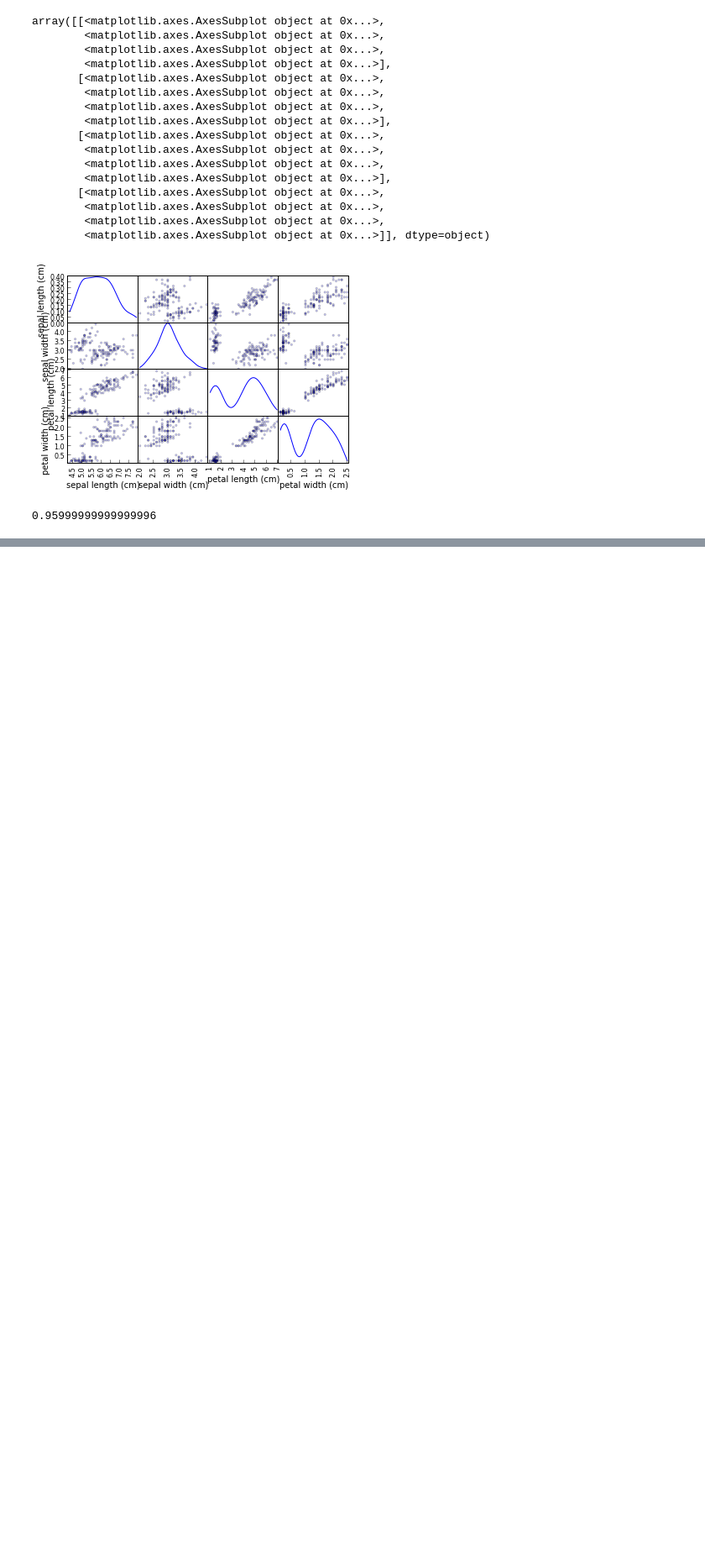
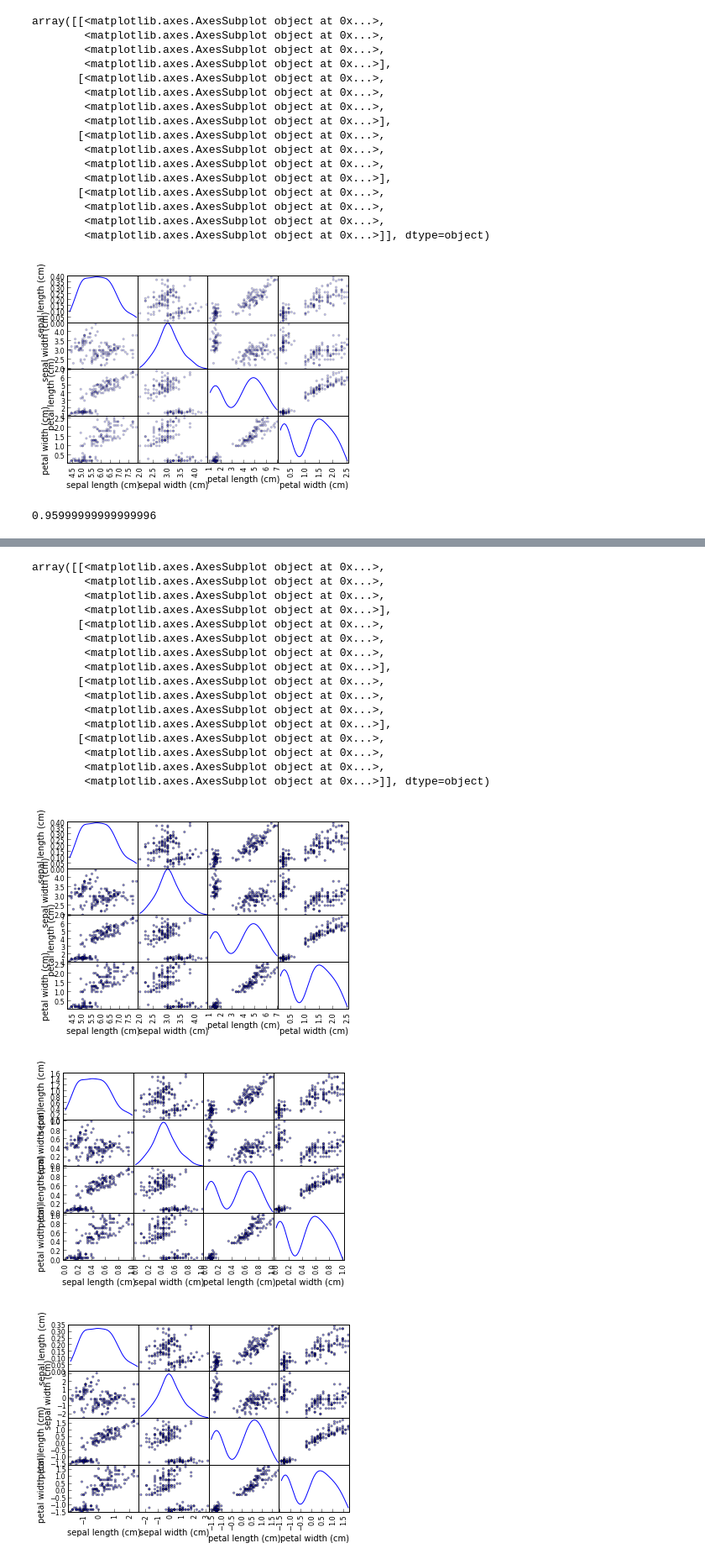
Before and after one commit to Libardo1/machinelearning-1, a Jupyter notebook: kaggle/python/iris.classification.ipynb, the cells around one changed output, grey strips where cells are left out. Shown: that part at 84% size. Saved outputs shown, nothing was run; the diff lists cells and outputs as text; code cells hidden in the pictures; blank space fills up the shorter version.

```diff
--- a/kaggle/python/iris.classification.ipynb
+++ b/kaggle/python/iris.classification.ipynb
@@ -86,0 +256,10 @@ To be continued with MinMax feature normalization and row vector normalization .
+# %%
+scaler = sk.preprocessing.MinMaxScaler()
+data=scaler.fit_transform(d.data)
+#data= preprocessing.normalize(data, norm='l2')
+df_minmaxScaled = pd.DataFrame(data=data,columns=d.feature_names)
+
+scaler = sk.preprocessing.StandardScaler()
+data=scaler.fit_transform(d.data)
+#data= preprocessing.normalize(data, norm='l2')
+df_zscoreScaled = pd.DataFrame(data=data,columns=d.feature_names)
@@ -86,0 +276,24 @@ To be continued with MinMax feature normalization and row vector normalization .
+# %%
+pd.tools.plotting.scatter_matrix(df, alpha=0.4, diagonal='kde' )
+pd.tools.plotting.scatter_matrix(df_minmaxScaled, alpha=0.4, diagonal='kde' )
+pd.tools.plotting.scatter_matrix(df_zscoreScaled, alpha=0.4, diagonal='kde' )
+# %% [output]
+array([[<matplotlib.axes.AxesSubplot object at 0x...>,
+        <matplotlib.axes.AxesSubplot object at 0x...>,
+        <matplotlib.axes.AxesSubplot object at 0x...>,
+        <matplotlib.axes.AxesSubplot object at 0x...>],
+       [<matplotlib.axes.AxesSubplot object at 0x...>,
+        <matplotlib.axes.AxesSubplot object at 0x...>,
+        <matplotlib.axes.AxesSubplot object at 0x...>,
+        <matplotlib.axes.AxesSubplot object at 0x...>],
+       [<matplotlib.axes.AxesSubplot object at 0x...>,
+        <matplotlib.axes.AxesSubplot object at 0x...>,
+        <matplotlib.axes.AxesSubplot object at 0x...>,
+        <matplotlib.axes.AxesSubplot object at 0x...>],
+       [<matplotlib.axes.AxesSubplot object at 0x...>,
+        <matplotlib.axes.AxesSubplot object at 0x...>,
+        <matplotlib.axes.AxesSubplot object at 0x...>,
+        <matplotlib.axes.AxesSubplot object at 0x...>]], dtype=object)
+[figure, added]
+[figure, added]
+[figure, added]
```
Also changed, not shown: parts of 17 cells of this notebook.
